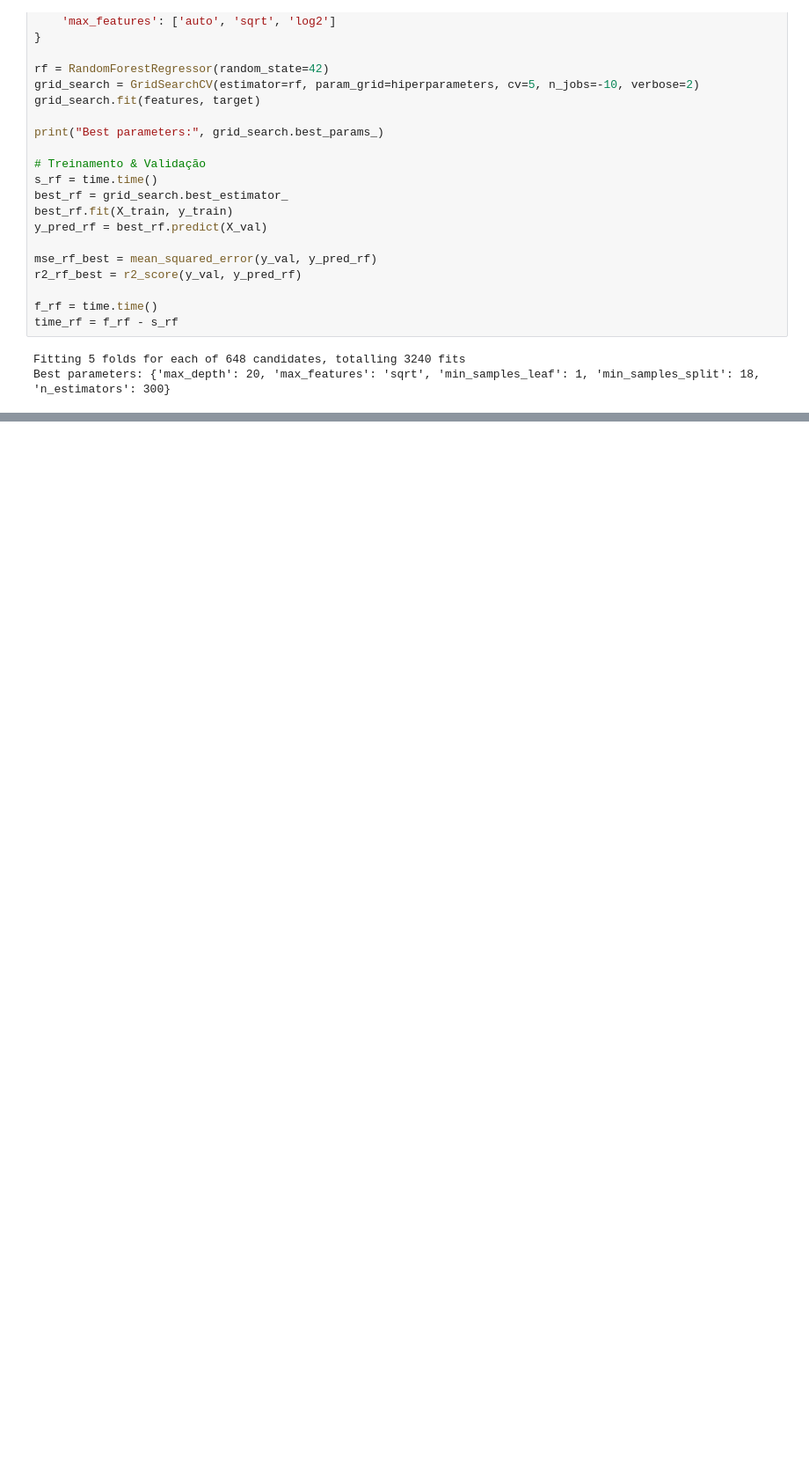
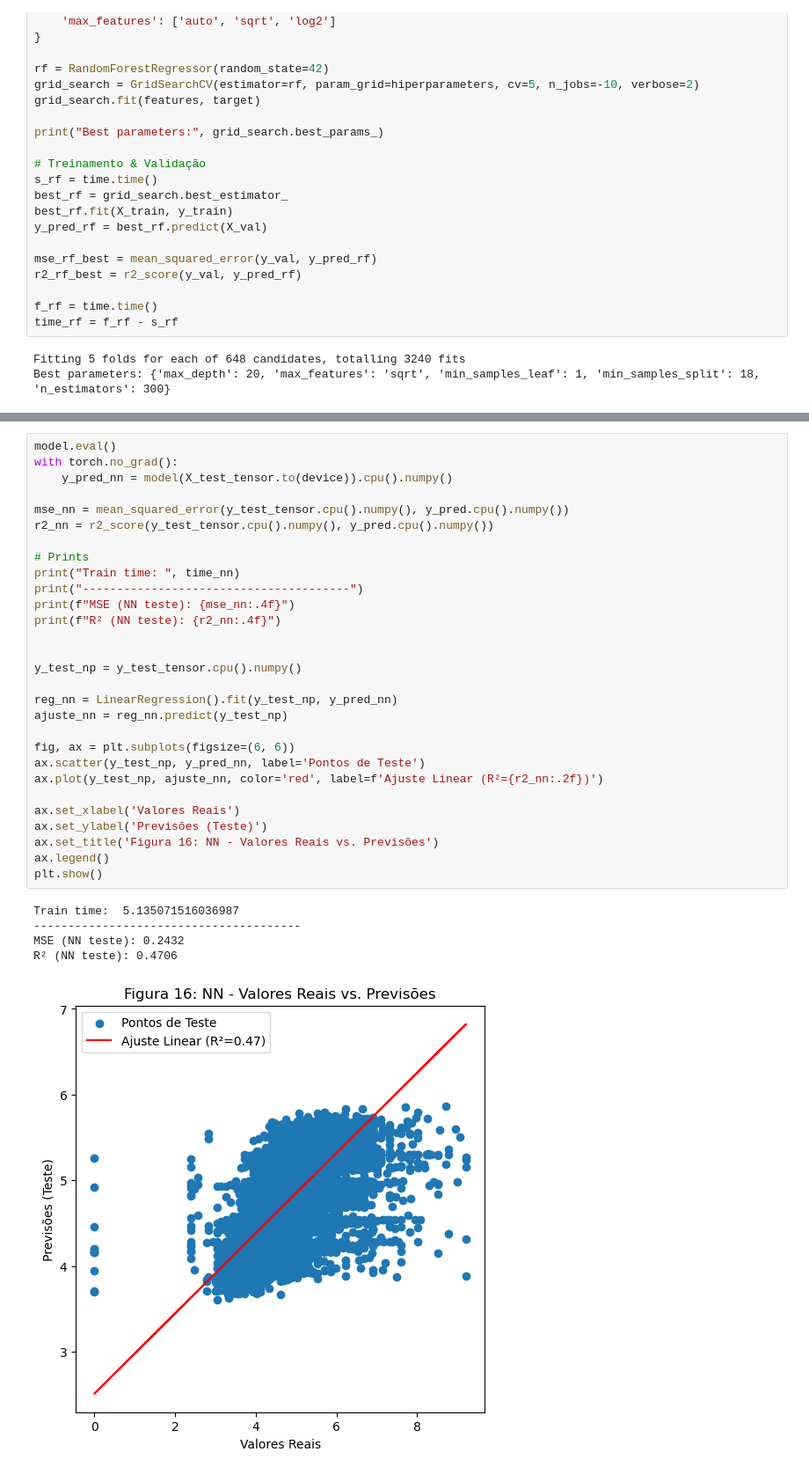
Before and after one commit to DaniloDC07/-Lighthouse-Desafio-Ci-ncia-de-Dados-2025, a Jupyter notebook: Desafio LIGHTHOUSE.ipynb, the cells around one changed output, grey strips where cells are left out. Shown at 88% size. Cells and saved outputs as stored; diff of their text form; blank space fills up the shorter version.

```diff
--- a/Desafio LIGHTHOUSE.ipynb
+++ b/Desafio LIGHTHOUSE.ipynb
@@ -956,0 +1105,35 @@ R² (RF teste): 0.5829
+# %%
+model.eval()
+with torch.no_grad():
+    y_pred_nn = model(X_test_tensor.to(device)).cpu().numpy()
+
+mse_nn = mean_squared_error(y_test_tensor.cpu().numpy(), y_pred.cpu().numpy())
+r2_nn = r2_score(y_test_tensor.cpu().numpy(), y_pred.cpu().numpy())
+
+# Prints
+print("Train time: ", time_nn)
+print("---------------------------------------")
+print(f"MSE (NN teste): {mse_nn:.4f}")
+print(f"R² (NN teste): {r2_nn:.4f}")
+
+
+y_test_np = y_test_tensor.cpu().numpy()
+
+reg_nn = LinearRegression().fit(y_test_np, y_pred_nn)
+ajuste_nn = reg_nn.predict(y_test_np)
+
+fig, ax = plt.subplots(figsize=(6, 6))
+ax.scatter(y_test_np, y_pred_nn, label='Pontos de Teste')
+ax.plot(y_test_np, ajuste_nn, color='red', label=f'Ajuste Linear (R²={r2_nn:.2f})')
+
+ax.set_xlabel('Valores Reais')
+ax.set_ylabel('Previsões (Teste)')
+ax.set_title('Figura 16: NN - Valores Reais vs. Previsões')
+ax.legend()
+plt.show()
+# %% [output]
+Train time:  5.135071516036987
+---------------------------------------
+MSE (NN teste): 0.2432
+R² (NN teste): 0.4706
+[figure, added]
```
Also changed, not shown: parts of 11 cells of this notebook, 1 other file.
